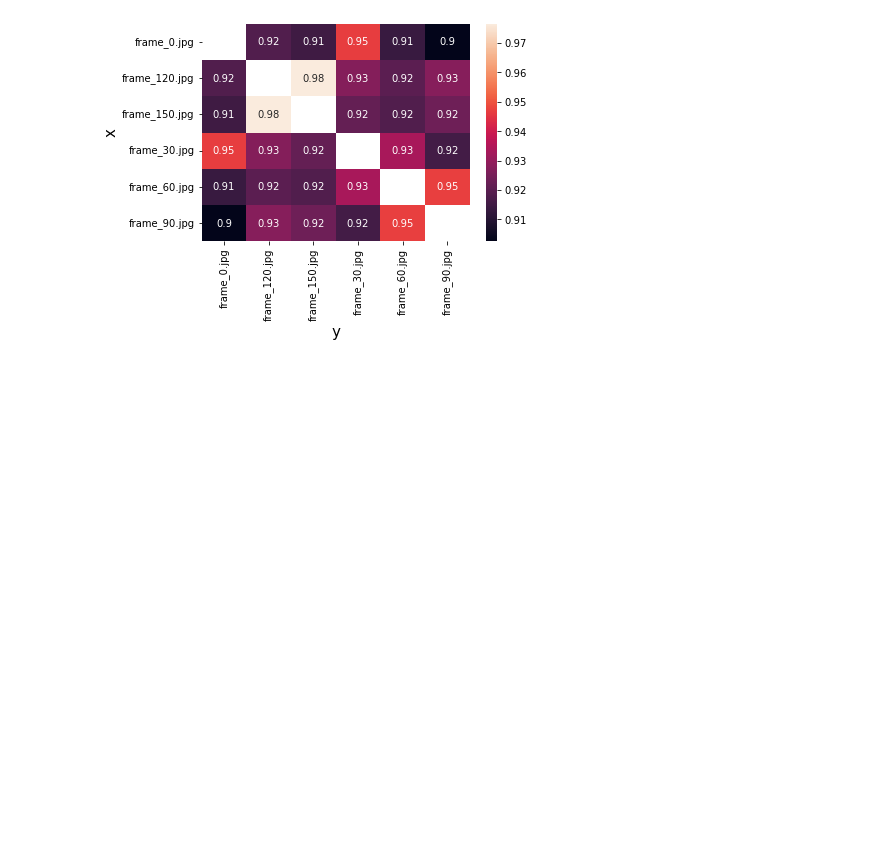
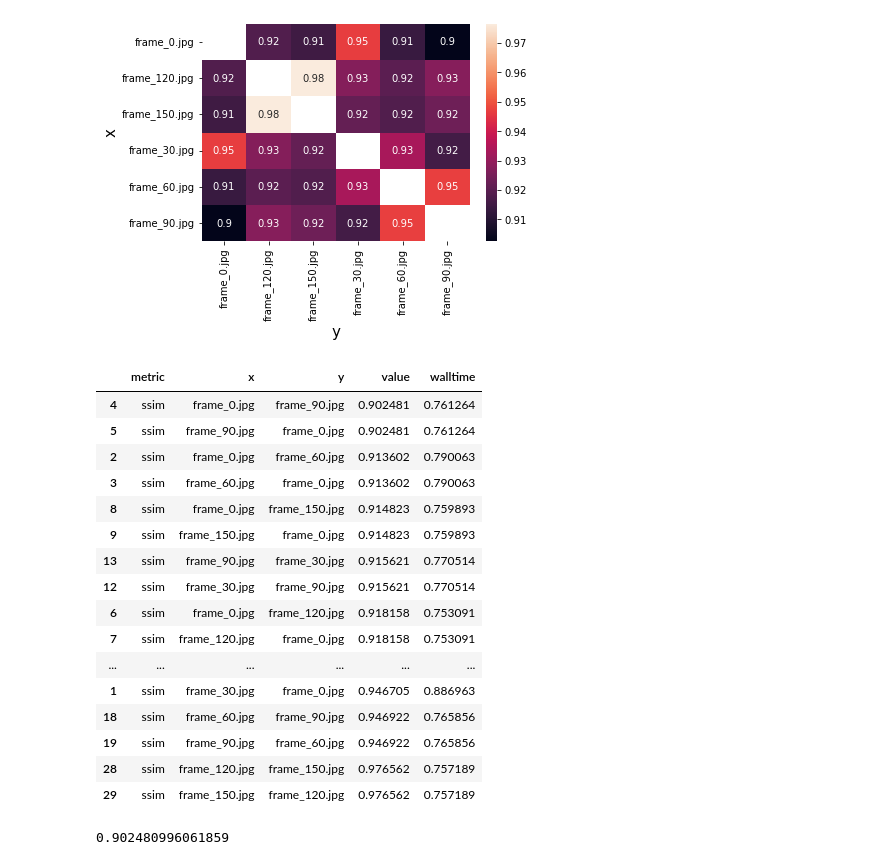
Before and after one commit to nea-insomnia/prototyping_HGM, a Jupyter notebook: SSIM_POC.ipynb, the cells around one changed output. Saved outputs shown, nothing was run; the diff lists cells and outputs as text; code cells hidden in the pictures; blank space fills up the shorter version.

```diff
--- a/SSIM_POC.ipynb
+++ b/SSIM_POC.ipynb
@@ -121,3 +97,27 @@ plot_df = df[df.metric == 'ssim'].pivot('x', 'y', 'value')
 ax = sns.heatmap(plot_df, annot=True)
 # %% [output]
 [figure]
+# %%
+df.sort_values(by=['value'], ascending=True)
+# %% [output]
+|  | metric | x | y | value | walltime |
+| 4 | ssim | frame_0.jpg | frame_90.jpg | 0.902481 | 0.761264 |
+| 5 | ssim | frame_90.jpg | frame_0.jpg | 0.902481 | 0.761264 |
+| 2 | ssim | frame_0.jpg | frame_60.jpg | 0.913602 | 0.790063 |
+| 3 | ssim | frame_60.jpg | frame_0.jpg | 0.913602 | 0.790063 |
+| 8 | ssim | frame_0.jpg | frame_150.jpg | 0.914823 | 0.759893 |
+| 9 | ssim | frame_150.jpg | frame_0.jpg | 0.914823 | 0.759893 |
+| 13 | ssim | frame_90.jpg | frame_30.jpg | 0.915621 | 0.770514 |
+| 12 | ssim | frame_30.jpg | frame_90.jpg | 0.915621 | 0.770514 |
+| 6 | ssim | frame_0.jpg | frame_120.jpg | 0.918158 | 0.753091 |
+| 7 | ssim | frame_120.jpg | frame_0.jpg | 0.918158 | 0.753091 |
+| ... | ... | ... | ... | ... | ... |
+| 1 | ssim | frame_30.jpg | frame_0.jpg | 0.946705 | 0.886963 |
+| 18 | ssim | frame_60.jpg | frame_90.jpg | 0.946922 | 0.765856 |
+| 19 | ssim | frame_90.jpg | frame_60.jpg | 0.946922 | 0.765856 |
+| 28 | ssim | frame_120.jpg | frame_150.jpg | 0.976562 | 0.757189 |
+| 29 | ssim | frame_150.jpg | frame_120.jpg | 0.976562 | 0.757189 |
+# %%
+df["value"].min()
+# %% [output]
+0.902480996061859
```
Also changed, not shown: parts of 12 cells of this notebook.
